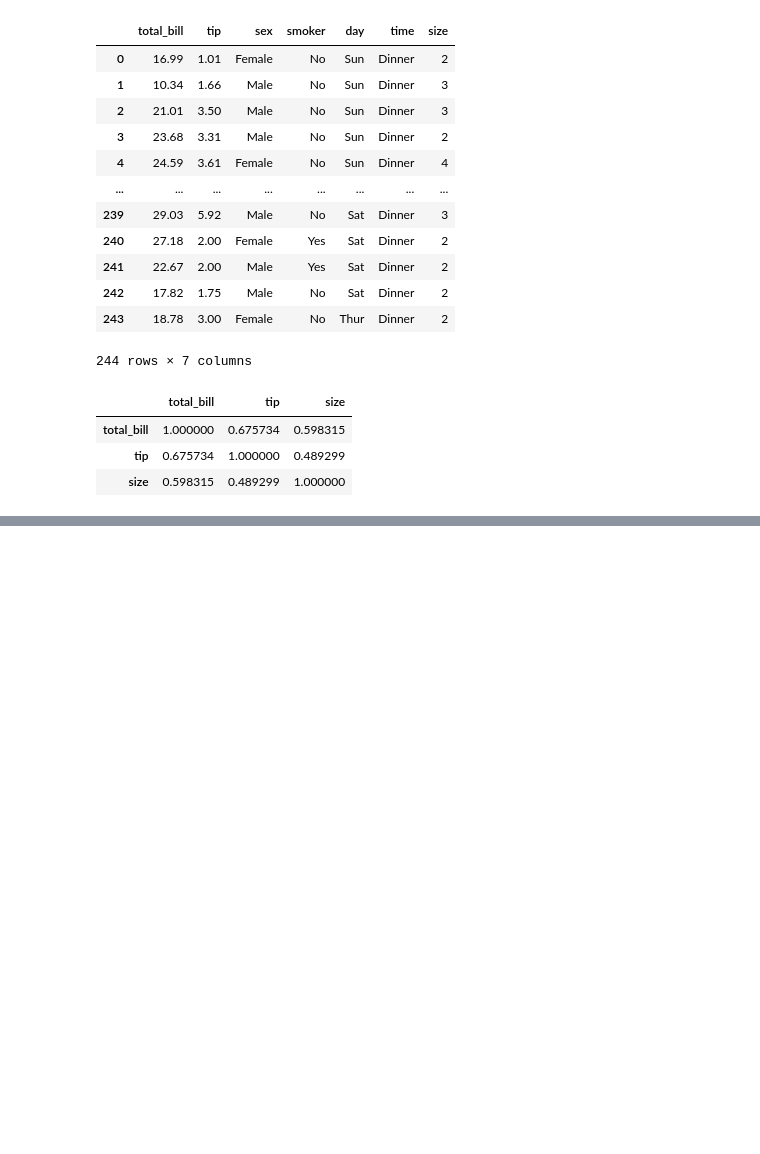
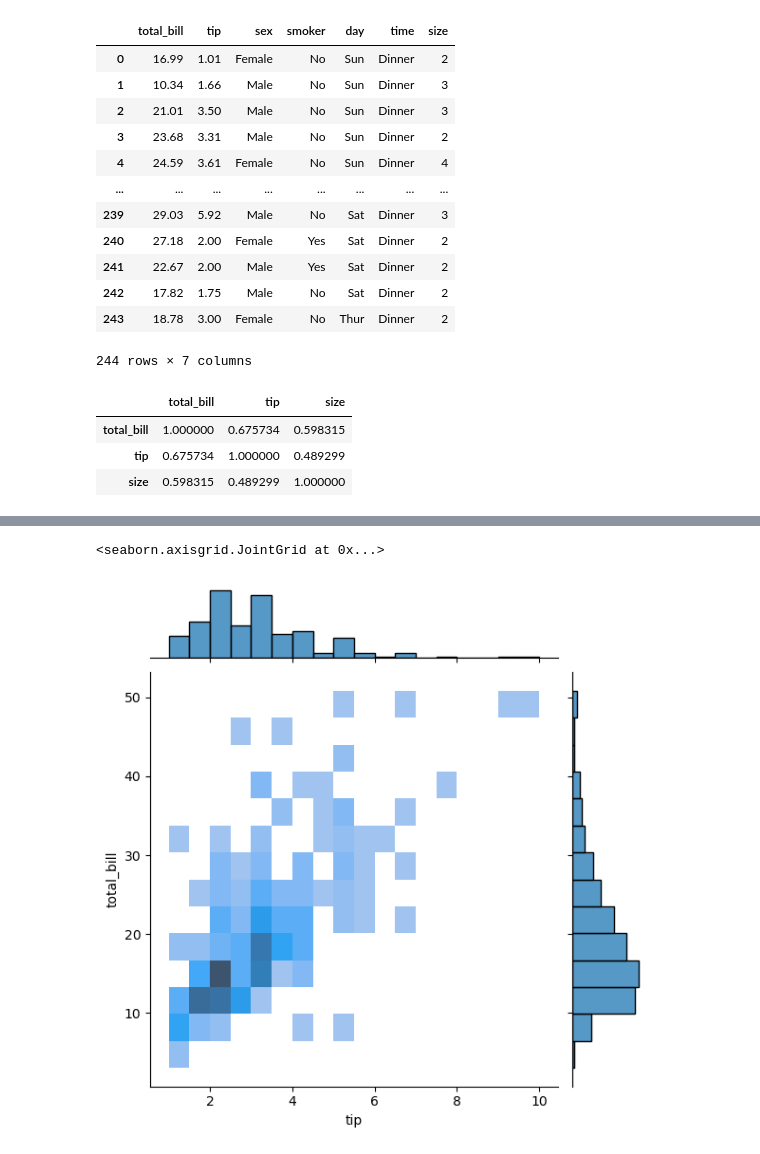
Before and after one commit to ankushgupta05/ML-BY-SISTec-4th-sem, a Jupyter notebook: ML/Matplotlib and seaboarn/matplotlib and seaboarn (Data visualization).ipynb, the cells around one changed output, grey strips where cells are left out. Drawn from its saved outputs; the diff is of its cells as text; code cells hidden in the pictures; blank space fills up the shorter version.

```diff
--- a/ML/Matplotlib and seaboarn/matplotlib and seaboarn (Data visualization).ipynb
+++ b/ML/Matplotlib and seaboarn/matplotlib and seaboarn (Data visualization).ipynb
@@ -348,0 +383,5 @@ df.corr()
+# %%
+sns.jointplot(x='tip',y='total_bill',data=df1, kind='hist')   # make both bar chart with core relation
+# %% [output]
+<seaborn.axisgrid.JointGrid at 0x...>
+[figure, added]
```
Also changed, not shown: parts of 24 cells of this notebook.
